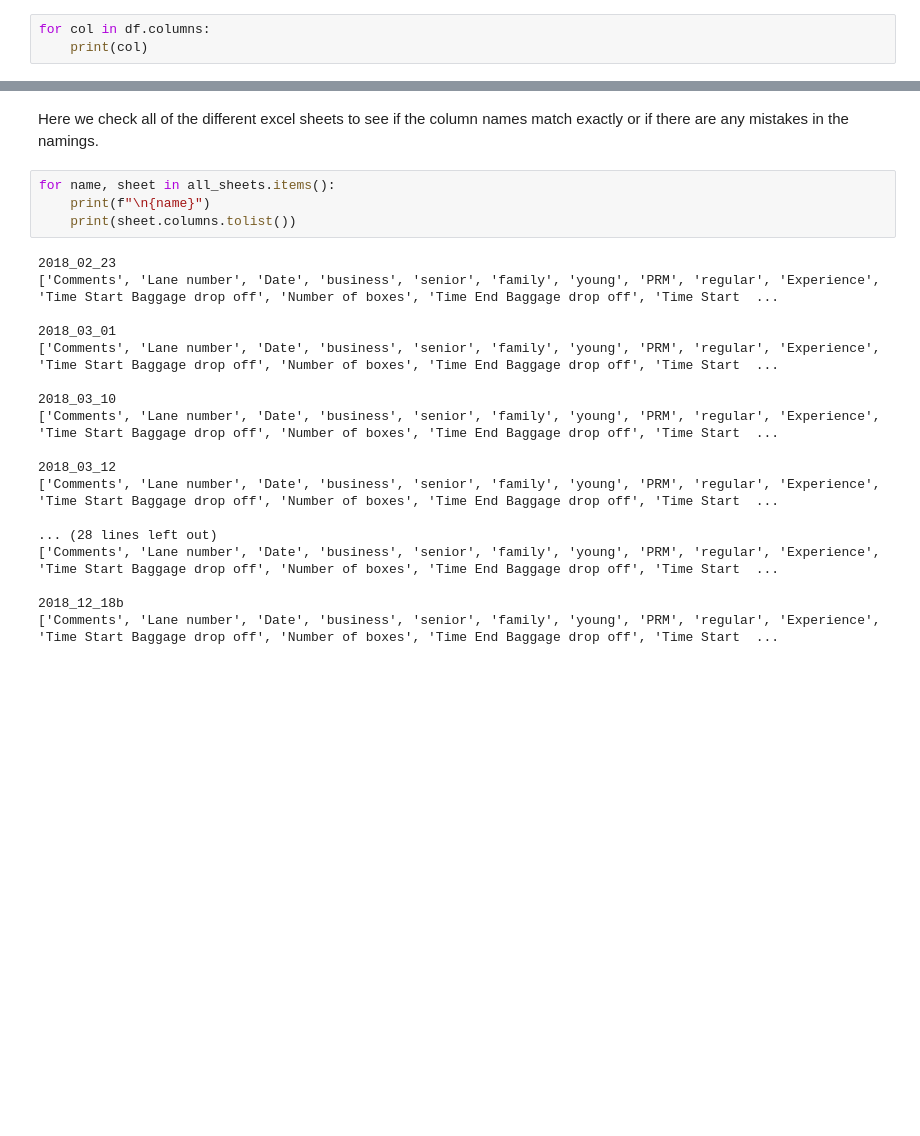
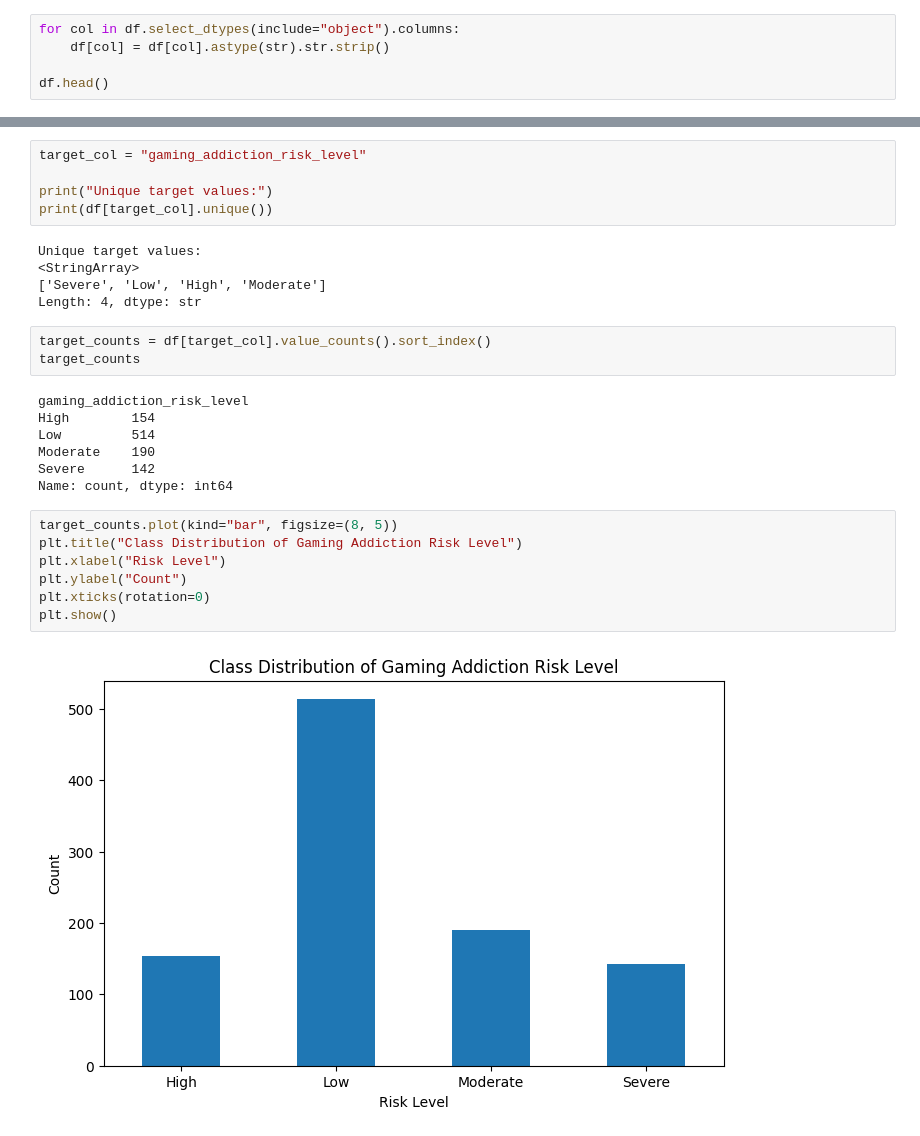
Before and after one commit to BorisTsankov/Security-Predictor, a Jupyter notebook: notebooks/01_data_understanding.ipynb, the cells around one changed output, grey strips where cells are left out. Saved outputs shown, nothing was run; the diff lists cells and outputs as text; blank space fills up the shorter version.

```diff
--- a/notebooks/01_data_understanding.ipynb
+++ b/notebooks/01_data_understanding.ipynb
@@ -115,4 +68,6 @@ df.describe(include="all")
 # %%
-for col in df.columns:
-    print(col)
+for col in df.select_dtypes(include="object").columns:
+    df[col] = df[col].astype(str).str.strip()
+
+df.head()
 # %% [output]
@@ -136,24 +83,29 @@ source_sheet
-# %% [markdown]
-Here we check all of the different excel sheets to see if the column names match exactly or if there are any mistakes in the namings.
-# %%
-for name, sheet in all_sheets.items():
-    print(f"\n{name}")
-    print(sheet.columns.tolist())
-# %% [output]
-2018_02_23
-['Comments', 'Lane number', 'Date', 'business', 'senior', 'family', 'young', 'PRM', 'regular', 'Experience', 'Time Start Baggage drop off', 'Number of boxes', 'Time End Baggage drop off', 'Time Start  ...
-
-2018_03_01
-['Comments', 'Lane number', 'Date', 'business', 'senior', 'family', 'young', 'PRM', 'regular', 'Experience', 'Time Start Baggage drop off', 'Number of boxes', 'Time End Baggage drop off', 'Time Start  ...
-
-2018_03_10
-['Comments', 'Lane number', 'Date', 'business', 'senior', 'family', 'young', 'PRM', 'regular', 'Experience', 'Time Start Baggage drop off', 'Number of boxes', 'Time End Baggage drop off', 'Time Start  ...
-
-2018_03_12
-['Comments', 'Lane number', 'Date', 'business', 'senior', 'family', 'young', 'PRM', 'regular', 'Experience', 'Time Start Baggage drop off', 'Number of boxes', 'Time End Baggage drop off', 'Time Start  ...
-
-... (28 lines left out)
-['Comments', 'Lane number', 'Date', 'business', 'senior', 'family', 'young', 'PRM', 'regular', 'Experience', 'Time Start Baggage drop off', 'Number of boxes', 'Time End Baggage drop off', 'Time Start  ...
-
-2018_12_18b
-['Comments', 'Lane number', 'Date', 'business', 'senior', 'family', 'young', 'PRM', 'regular', 'Experience', 'Time Start Baggage drop off', 'Number of boxes', 'Time End Baggage drop off', 'Time Start  ...
+# %%
+target_col = "gaming_addiction_risk_level"
+
+print("Unique target values:")
+print(df[target_col].unique())
+# %% [output]
+Unique target values:
+<StringArray>
+['Severe', 'Low', 'High', 'Moderate']
+Length: 4, dtype: str
+# %%
+target_counts = df[target_col].value_counts().sort_index()
+target_counts
+# %% [output]
+gaming_addiction_risk_level
+High        154
+Low         514
+Moderate    190
+Severe      142
+Name: count, dtype: int64
+# %%
+target_counts.plot(kind="bar", figsize=(8, 5))
+plt.title("Class Distribution of Gaming Addiction Risk Level")
+plt.xlabel("Risk Level")
+plt.ylabel("Count")
+plt.xticks(rotation=0)
+plt.show()
+# %% [output]
+[figure, added]
```
Also changed, not shown: parts of 15 cells of this notebook, 3 other files.
